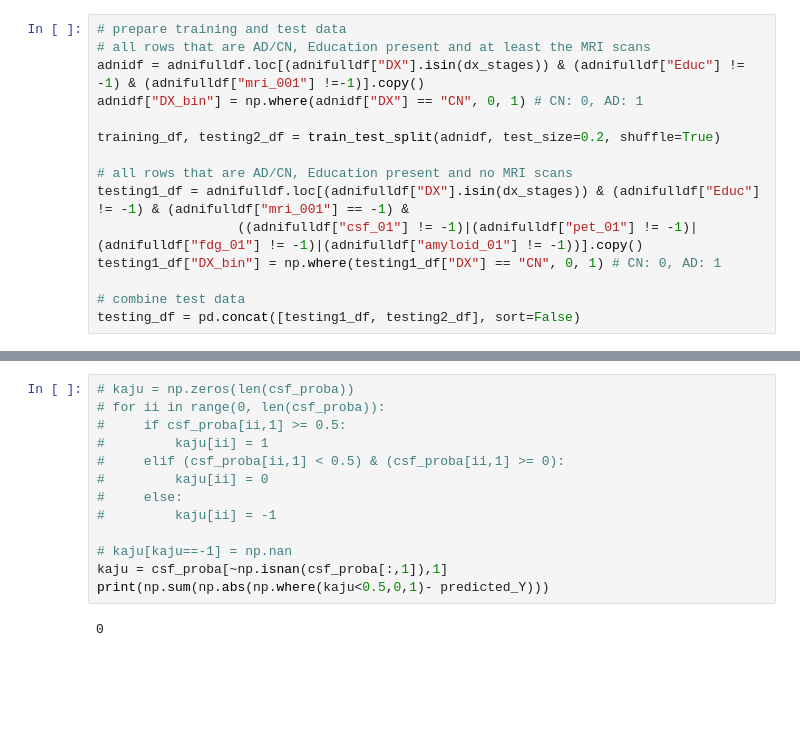
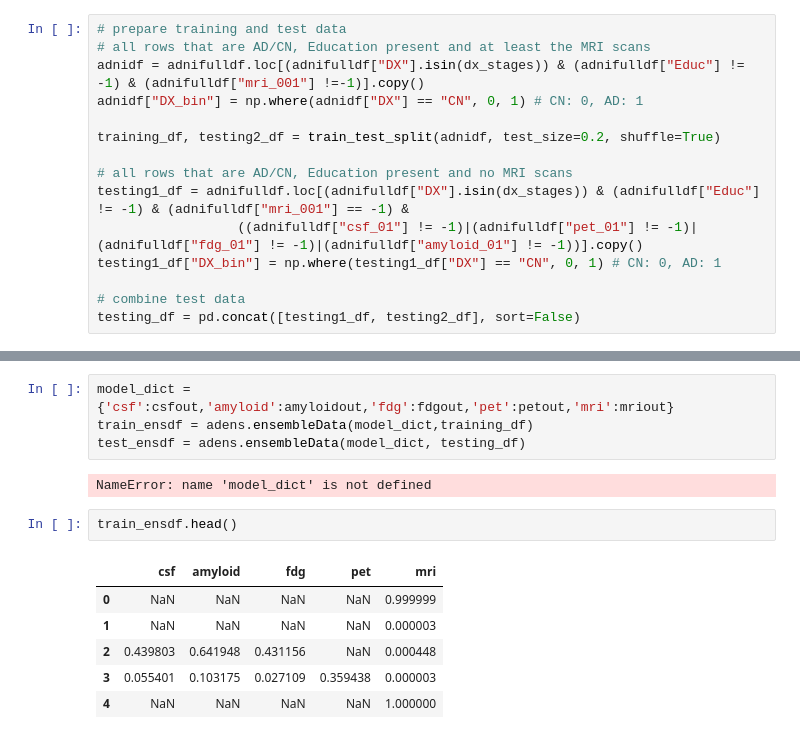
Before and after one commit to kvsaboo/CS598JP_CourseProject, a Jupyter notebook: Code/CS598JP-CourseProject.ipynb, the cells around one changed output, grey strips where cells are left out. Cells and saved outputs as stored; diff of their text form; blank space fills up the shorter version.

Commit message:
function to create ensemble features from individual models

```diff
--- a/Code/CS598JP-CourseProject.ipynb
+++ b/Code/CS598JP-CourseProject.ipynb
@@ -250,15 +234,15 @@ pd.DataFrame(train_ens_dict)
-# %%
-# kaju = np.zeros(len(csf_proba))
-# for ii in range(0, len(csf_proba)):
-#     if csf_proba[ii,1] >= 0.5:
-#         kaju[ii] = 1
-#     elif (csf_proba[ii,1] < 0.5) & (csf_proba[ii,1] >= 0):
-#         kaju[ii] = 0
-#     else:
-#         kaju[ii] = -1
-
-# kaju[kaju==-1] = np.nan
-kaju = csf_proba[~np.isnan(csf_proba[:,1]),1]
-print(np.sum(np.abs(np.where(kaju<0.5,0,1)- predicted_Y)))
-# %% [output]
-0
+# %%
+model_dict = {'csf':csfout,'amyloid':amyloidout,'fdg':fdgout,'pet':petout,'mri':mriout}
+train_ensdf = adens.ensembleData(model_dict,training_df)
+test_ensdf = adens.ensembleData(model_dict, testing_df)
+# %% [output]
+NameError: name 'model_dict' is not defined
+# %%
+train_ensdf.head()
+# %% [output]
+|  | csf | amyloid | fdg | pet | mri |
+| 0 | NaN | NaN | NaN | NaN | 0.999999 |
+| 1 | NaN | NaN | NaN | NaN | 0.000003 |
+| 2 | 0.439803 | 0.641948 | 0.431156 | NaN | 0.000448 |
+| 3 | 0.055401 | 0.103175 | 0.027109 | 0.359438 | 0.000003 |
+| 4 | NaN | NaN | NaN | NaN | 1.000000 |
```
Also changed, not shown: parts of 9 cells of this notebook, 1 other file.
